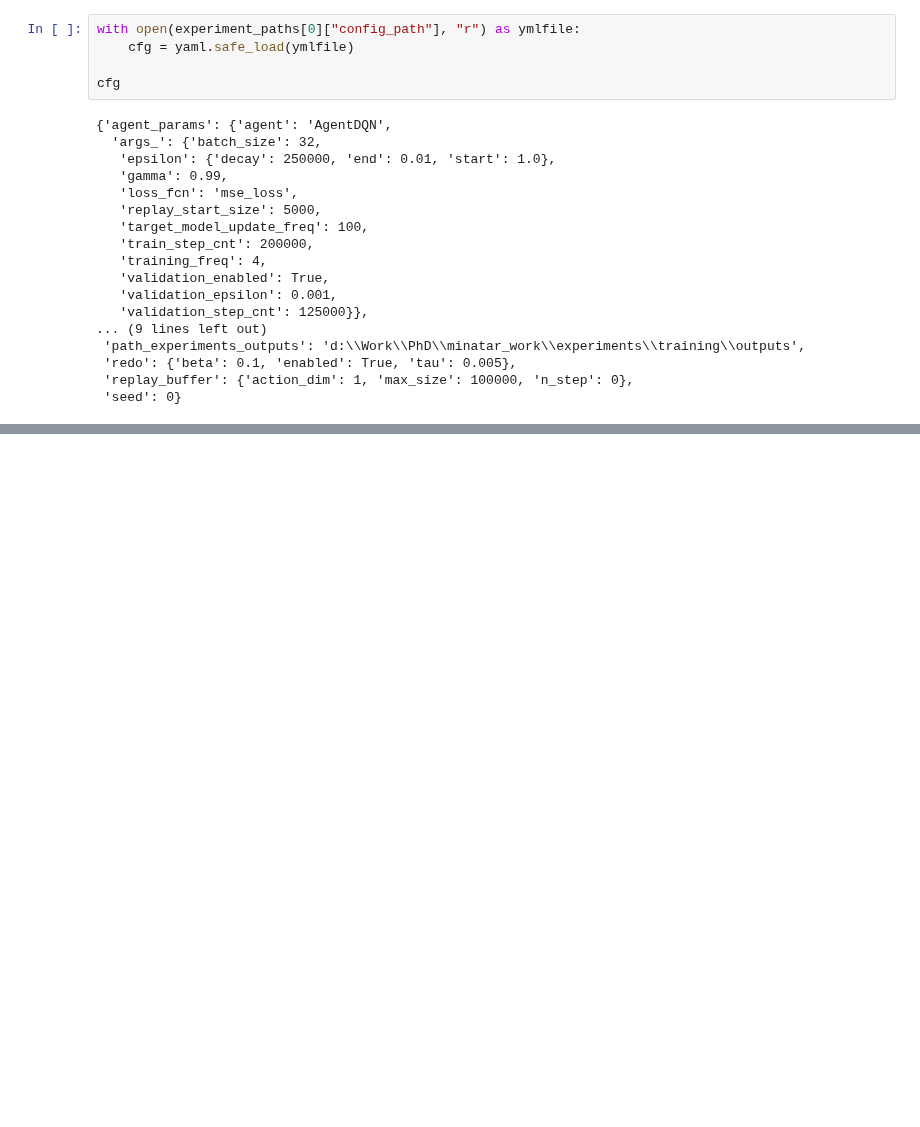
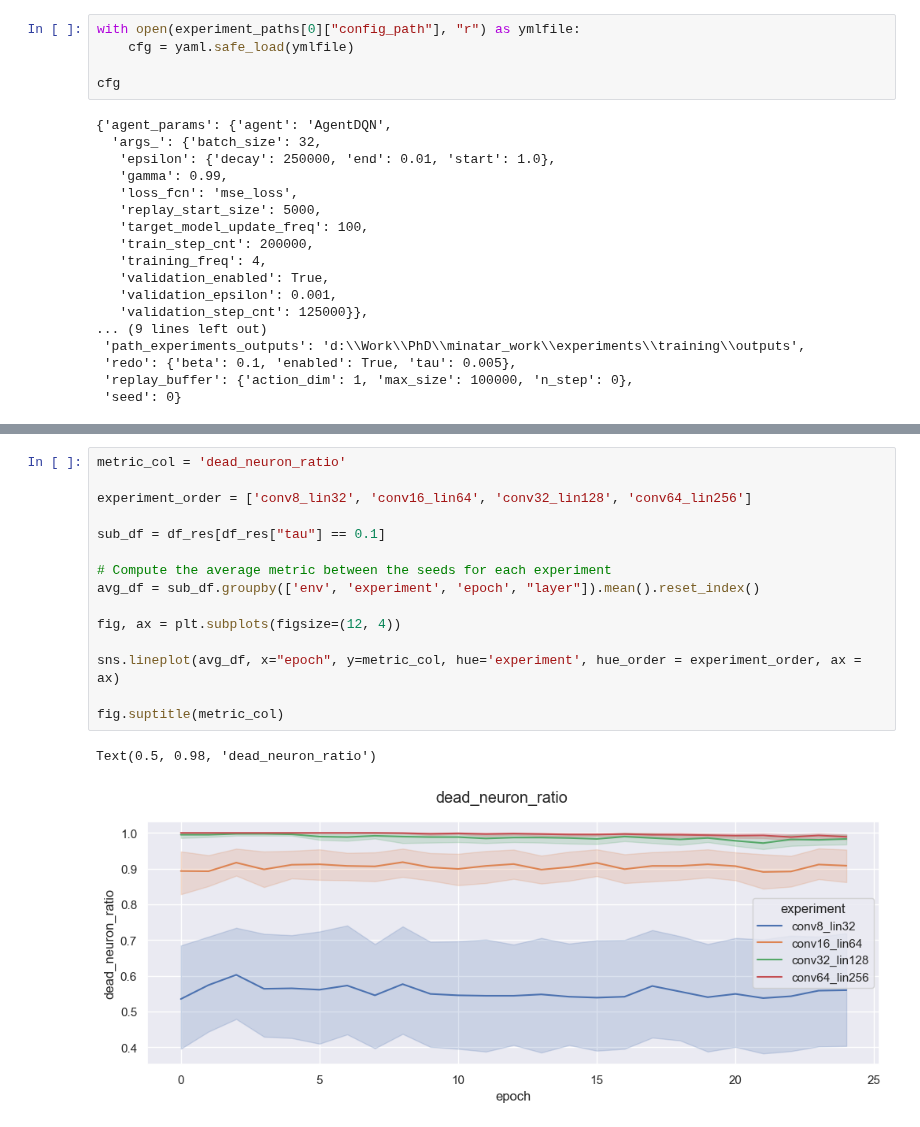
Before and after one commit to mariusdgm/minatar_work, a Jupyter notebook: experiments/pruning/pruning_redo.ipynb, the cells around one changed output, grey strips where cells are left out. Drawn from its saved outputs; the diff is of its cells as text; blank space fills up the shorter version.

```diff
--- a/experiments/pruning/pruning_redo.ipynb
+++ b/experiments/pruning/pruning_redo.ipynb
@@ -370,0 +333,18 @@ print(results_df)
+# %%
+metric_col = 'dead_neuron_ratio'
+
+experiment_order = ['conv8_lin32', 'conv16_lin64', 'conv32_lin128', 'conv64_lin256']
+
+sub_df = df_res[df_res["tau"] == 0.1]
+
+# Compute the average metric between the seeds for each experiment
+avg_df = sub_df.groupby(['env', 'experiment', 'epoch', "layer"]).mean().reset_index()
+
+fig, ax = plt.subplots(figsize=(12, 4))
+
+sns.lineplot(avg_df, x="epoch", y=metric_col, hue='experiment', hue_order = experiment_order, ax = ax)
+
+fig.suptitle(metric_col)
+# %% [output]
+Text(0.5, 0.98, 'dead_neuron_ratio')
+[figure, added]
```
Also changed, not shown: parts of 30 cells of this notebook, 1 other file.
